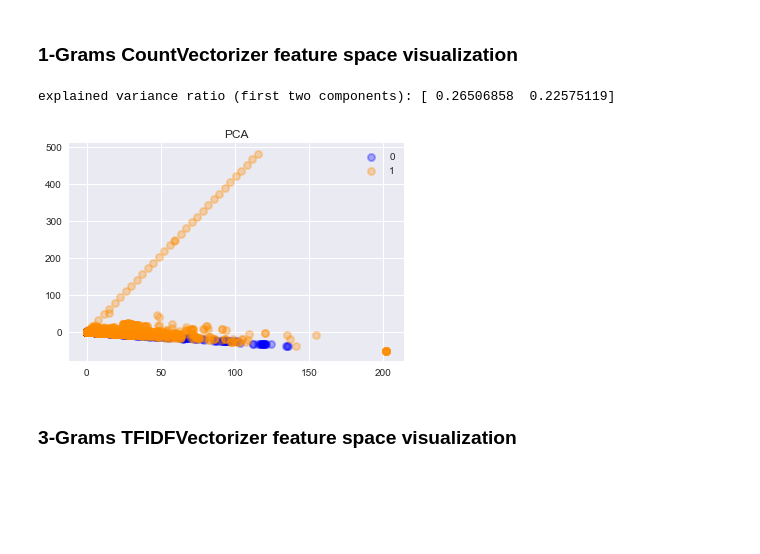
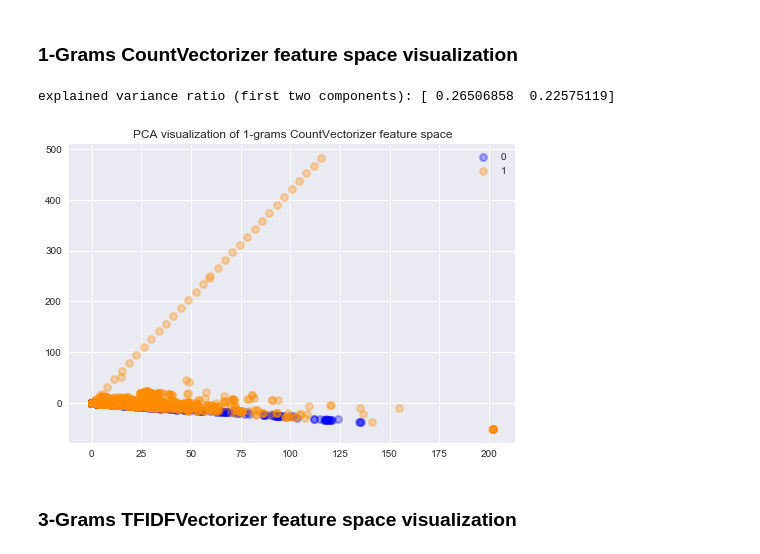
Before and after one commit to grananqvist/Machine-Learning-Web-Application-Firewall-and-Dataset, a Jupyter notebook: Data_analysis.ipynb, the cells around one changed output. Cells and saved outputs as stored; diff of their text form; code cells hidden in the pictures; blank space fills up the shorter version.

```diff
--- a/Data_analysis.ipynb
+++ b/Data_analysis.ipynb
@@ -594,7 +594,7 @@ After creating our different feature spaces to later train each classifier on,
 we first examine them visually by projecting the feature spaces into two dimensions using Principle Component Analysis
 Graphs are shown below displaying the data in 3 out of 7 of our feature spaces
 # %%
-def visualize_feature_space_by_projection(X,Y):
+def visualize_feature_space_by_projection(X,Y,title='PCA'):
     pca = TruncatedSVD(n_components=2)
     X_r = pca.fit(X).transform(X)
 
@@ -610,17 +610,17 @@ def visualize_feature_space_by_projection(X,Y):
         plt.scatter(X_r[Y == i, 0], X_r[Y == i, 1], color=color, alpha=.3, lw=lw,
                     label=i)
     plt.legend(loc='best', shadow=False, scatterpoints=1)
-    plt.title('PCA')
+    plt.title(title)
     plt.show()
 # %% [markdown]
 ### 1-Grams CountVectorizer feature space visualization
 # %%
 X = count_vectorizer_1grams.fit_transform(payloads['payload'])
 Y = payloads['is_malicious']
-visualize_feature_space_by_projection(X,Y)
+visualize_feature_space_by_projection(X,Y,title='PCA visualization of 1-grams CountVectorizer feature space')
 # %% [output]
 explained variance ratio (first two components): [ 0.26506858  0.22575119]
-[figure, old version]
+[figure, new version]
 # %% [markdown]
 ### 3-Grams TFIDFVectorizer feature space visualization
 # %%
```
Also changed, not shown: parts of 16 cells of this notebook, 8 other files.
